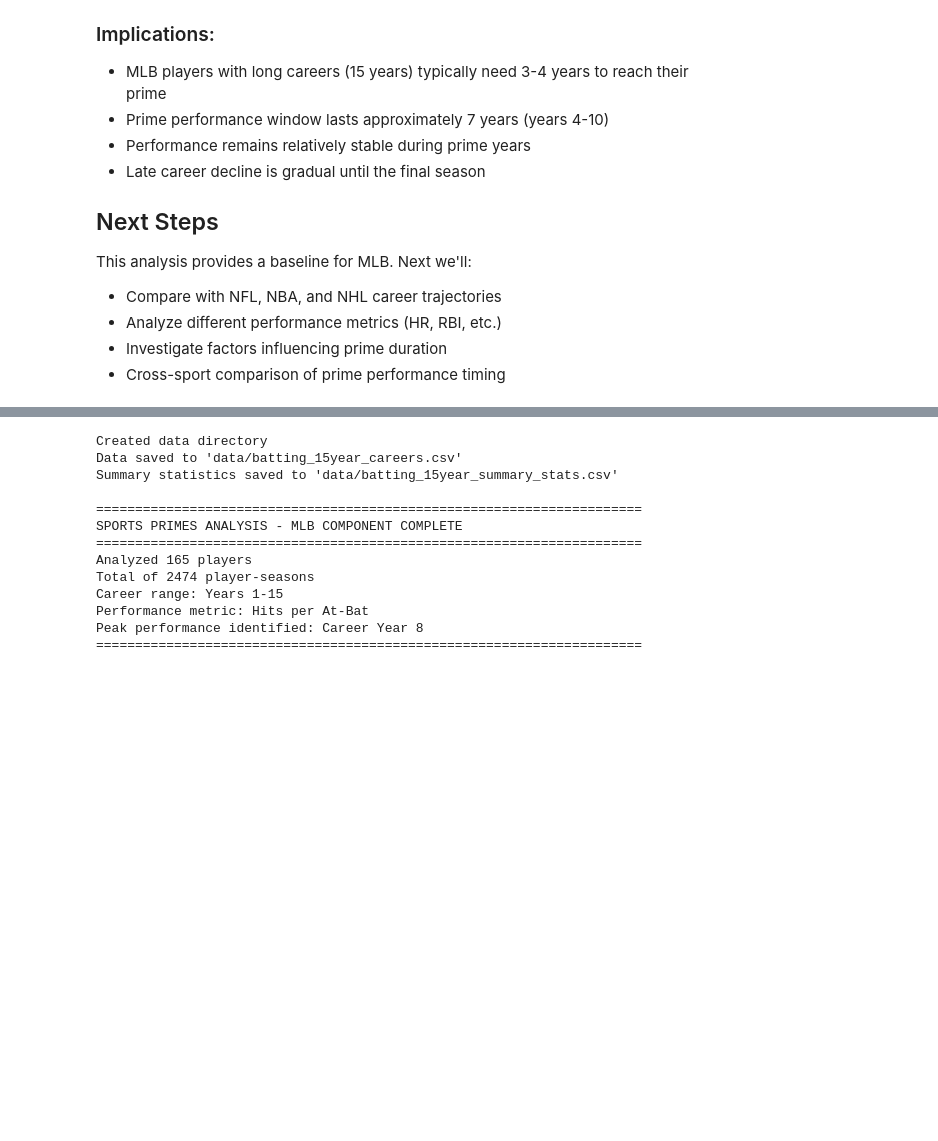
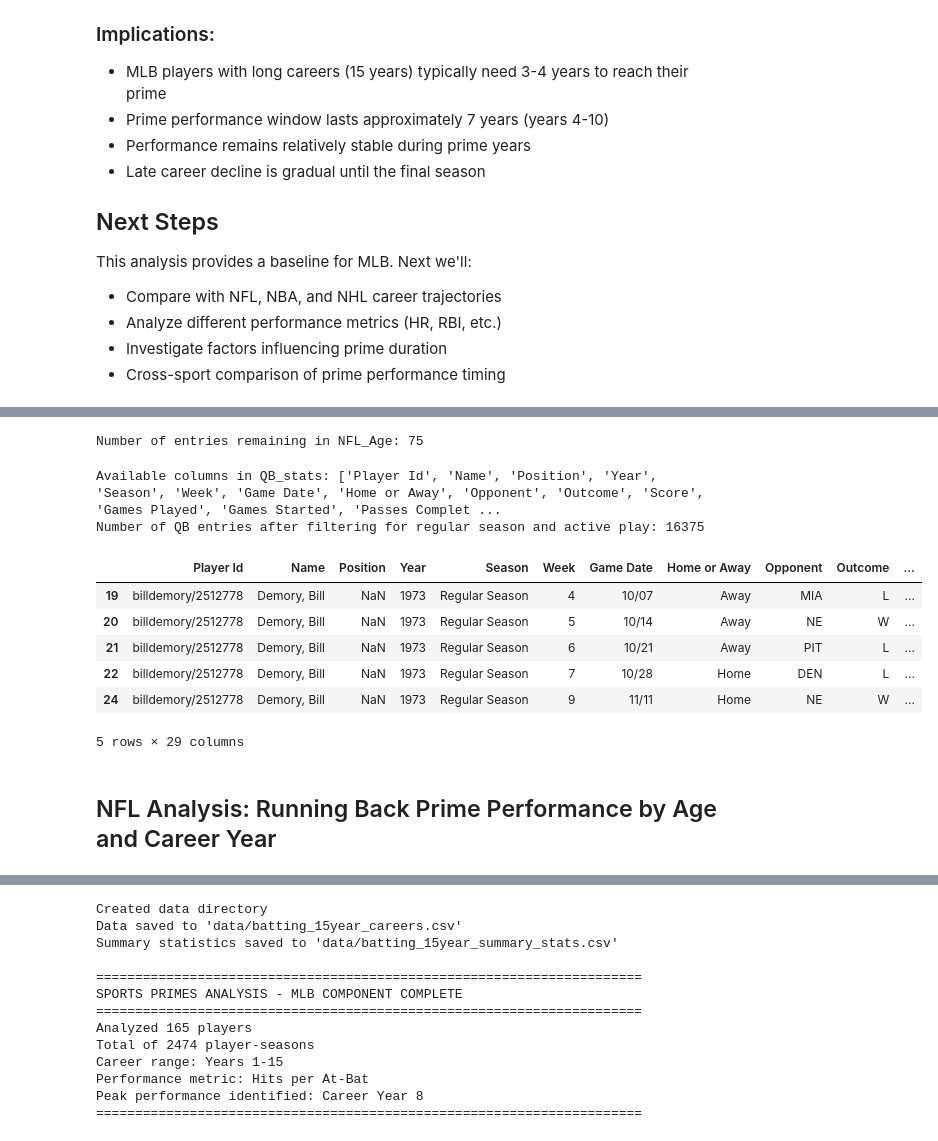
Before and after one commit to Zaji-L/Comparing_Sports_Primes, a Jupyter notebook: sports_primes_analysis_working.ipynb, the cells around one changed output, grey strips where cells are left out. Drawn from its saved outputs; the diff is of its cells as text; code cells hidden in the pictures; blank space fills up the shorter version.

```diff
--- a/sports_primes_analysis_working.ipynb
+++ b/sports_primes_analysis_working.ipynb
@@ -373,0 +395,38 @@ This analysis provides a baseline for MLB. Next we'll:
+# %%
+print(f"Number of entries remaining in NFL_Age: {len(NFL_Age)}")
+# %% [output]
+Number of entries remaining in NFL_Age: 75
+# %%
+QB_stats = pd.read_csv("Game_Logs_Quarterback.csv")
+QB_stats = QB_stats[QB_stats['Season'].astype(str).str.contains('Regular', na=False)]
+
+print("Available columns in QB_stats:", QB_stats.columns.tolist())
+
+# List of columns that should be numeric and might contain '--'
+numeric_cols = [
+    'Passes Attempted', 'Passes Completed', 'Passing Yards', 'TD Passes', 'Ints', 'Sacks',
+    'Sacked Yards Lost', 'Passer Rating', 'Rushing Attempts', 'Rushing Yards',
+    'Rushing TDs', 'Fumbles', 'Fumbles Lost'
+]
+
+# Convert these columns to numeric, coercing errors (like '--') to NaN
+for col in numeric_cols:
+    QB_stats[col] = pd.to_numeric(QB_stats[col], errors='coerce')
+
+# Drop rows where 'Passes Attempted' is NaN, indicating the player likely did not play as QB
+QB_stats.dropna(subset=['Passes Attempted'], inplace=True)
+
+print(f"Number of QB entries after filtering for regular season and active play: {len(QB_stats)}")
+QB_stats.head()
+# %% [output]
+Available columns in QB_stats: ['Player Id', 'Name', 'Position', 'Year', 'Season', 'Week', 'Game Date', 'Home or Away', 'Opponent', 'Outcome', 'Score', 'Games Played', 'Games Started', 'Passes Complet ...
+Number of QB entries after filtering for regular season and active play: 16375
+|  | Player Id | Name | Position | Year | Season | Week | Game Date | Home or Away | Opponent | Outcome | ... |
+| 19 | billdemory/2512778 | Demory, Bill | NaN | 1973 | Regular Season | 4 | 10/07 | Away | MIA | L | ... |
+| 20 | billdemory/2512778 | Demory, Bill | NaN | 1973 | Regular Season | 5 | 10/14 | Away | NE | W | ... |
+| 21 | billdemory/2512778 | Demory, Bill | NaN | 1973 | Regular Season | 6 | 10/21 | Away | PIT | L | ... |
+| 22 | billdemory/2512778 | Demory, Bill | NaN | 1973 | Regular Season | 7 | 10/28 | Home | DEN | L | ... |
+| 24 | billdemory/2512778 | Demory, Bill | NaN | 1973 | Regular Season | 9 | 11/11 | Home | NE | W | ... |
+5 rows × 29 columns
+# %% [markdown]
+## NFL Analysis: Running Back Prime Performance by Age and Career Year
```
Also changed, not shown: parts of 19 cells of this notebook.
